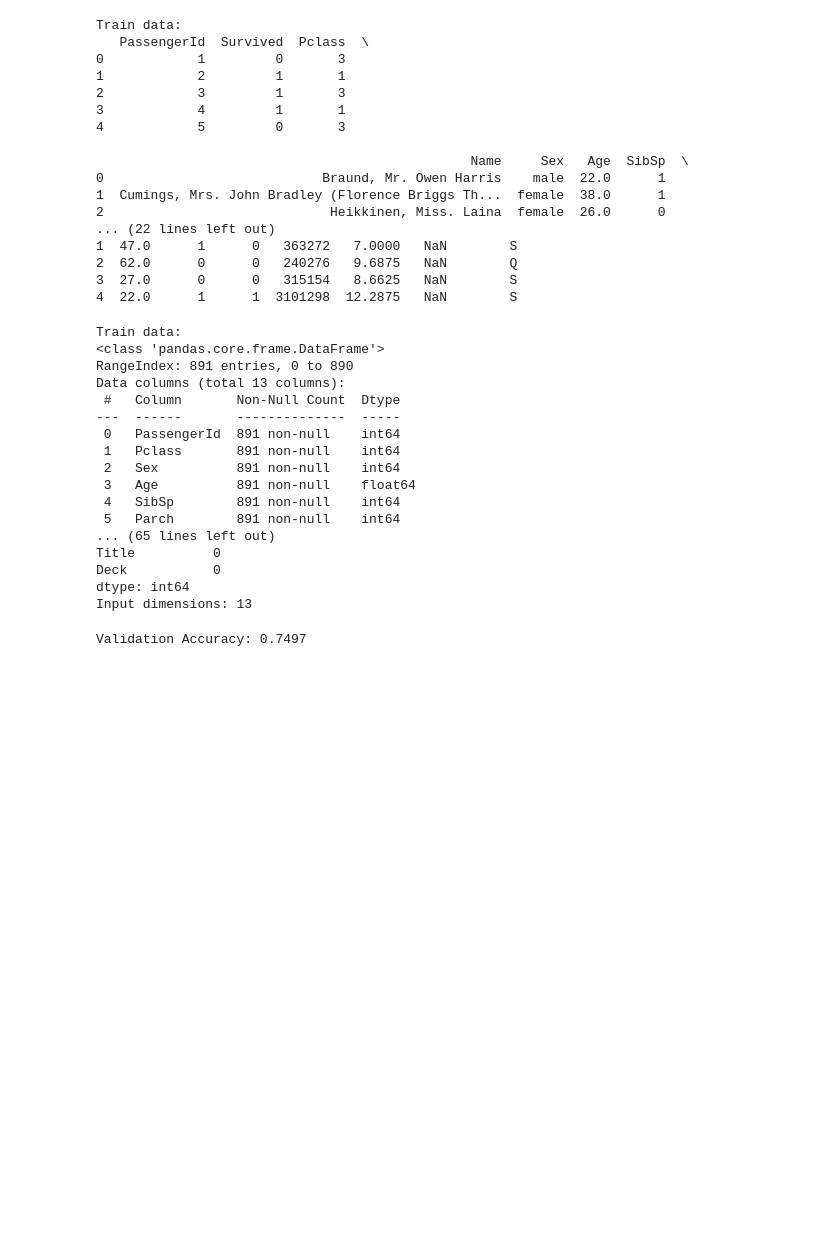
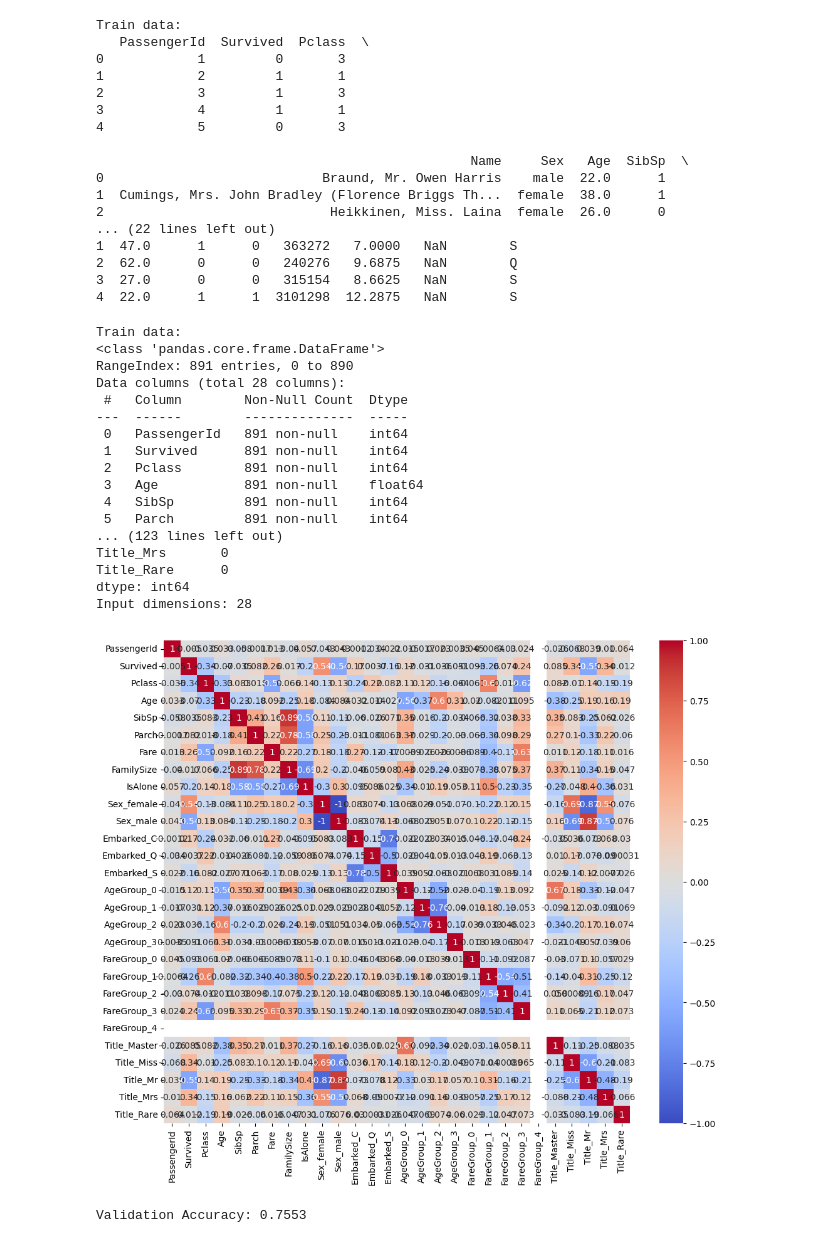
Before and after one commit to DupuisB/Kaggle-Playground, a Jupyter notebook: titanic-competition.ipynb, the cells around one changed output. Cells and saved outputs as stored; diff of their text form; code cells hidden in the pictures; blank space fills up the shorter version.

```diff
--- a/titanic-competition.ipynb
+++ b/titanic-competition.ipynb
@@ -51,16 +52,8 @@ Train data:
 # %%
 # Preprocess data
 
-# Transform port of embarkation to -1, 0, 1 for Southampton, Cherbourg, Queenstown
-train_df['Embarked'] = train_df['Embarked'].map({'S': -1, 'C': 0, 'Q': 1})
-test_df['Embarked'] = test_df['Embarked'].map({'S': -1, 'C': 0, 'Q': 1})
-
-# Transform sex to 0, 1
-train_df['Sex'] = train_df['Sex'].map({"male": 1, 'female': -1})
-test_df['Sex'] = test_df['Sex'].map({"male": 1, 'female': -1})
-
 # Get target variable
-Y = train_df['Survived']
+y = train_df['Survived']
 
 X = train_df
 X_test = test_df
@@ -90,24 +83,19 @@ X['Title'] = X['Title'].replace(['Lady', 'Countess','Capt', 'Col', 'Don', 'Dr',
 X['Title'] = X['Title'].replace('Mlle', 'Miss')
 X['Title'] = X['Title'].replace('Ms', 'Miss')
 X['Title'] = X['Title'].replace('Mme', 'Mrs')
-X['Title'] = X['Title'].map({"Mr": 0, "Miss": 1, "Mrs": 2, "Master": 3, "Rare": 4})
 X_test['Title'] = X_test['Name'].str.extract(' ([A-Za-z]+)\.', expand=False)
 X_test['Title'] = X_test['Title'].replace(['Lady', 'Countess','Capt', 'Col', 'Don', 'Dr', 'Major', 'Rev', 'Sir', 'Jonkheer', 'Dona'], 'Rare')
 X_test['Title'] = X_test['Title'].replace('Mlle', 'Miss')
 X_test['Title'] = X_test['Title'].replace('Ms', 'Miss')
 X_test['Title'] = X_test['Title'].replace('Mme', 'Mrs')
-X_test['Title'] = X_test['Title'].map({"Mr": 0, "Miss": 1, "Mrs": 2, "Master": 3, "Rare": 4})
-# Deck
-X['Deck'] = X['Cabin'].str.extract('([A-Z])', expand=False)
-X['Deck'] = X['Deck'].fillna('N')
-X['Deck'] = X['Deck'].map({'N': 0, 'A': 1, 'B': 2, 'C': 3, 'D': 4, 'E': 5, 'F': 6, 'G': 7, 'T': 8})
-X_test['Deck'] = X_test['Cabin'].str.extract('([A-Z])', expand=False)
-X_test['Deck'] = X_test['Deck'].fillna('N')
-X_test['Deck'] = X_test['Deck'].map({'N': 0, 'A': 1, 'B': 2, 'C': 3, 'D': 4, 'E': 5, 'F': 6, 'G': 7, 'T': 8})
 
 # Get rid of unnecessary columns
-X = X.drop(['Survived', 'Name', 'Ticket', 'Embarked', 'Cabin'], axis=1)
-X_test = X_test.drop(['Name', 'Ticket', 'Embarked', 'Cabin'], axis=1)
+X = X.drop(['Name', 'Ticket', 'Cabin'], axis=1)
+X_test = X_test.drop(['Name', 'Ticket', 'Cabin'], axis=1)
+
+# One-hot encode categorical variables
+X = pd.get_dummies(X)
+X_test = pd.get_dummies(X_test)
 
 # Make sure there are no missing values and all values are numerical
 print("Train data:")
@@ -131,35 +119,45 @@ print("Input dimensions: %s" % (input_dim))
 Train data:
 <class 'pandas.core.frame.DataFrame'>
 RangeIndex: 891 entries, 0 to 890
-Data columns (total 13 columns):
- #   Column       Non-Null Count  Dtype
----  ------       --------------  -----
- 0   PassengerId  891 non-null    int64
- 1   Pclass       891 non-null    int64
- 2   Sex          891 non-null    int64
- 3   Age          891 non-null    float64
- 4   SibSp        891 non-null    int64
- 5   Parch        891 non-null    int64
-... (65 lines left out)
-Title          0
-Deck           0
+Data columns (total 28 columns):
+ #   Column        Non-Null Count  Dtype
+---  ------        --------------  -----
+ 0   PassengerId   891 non-null    int64
+ 1   Survived      891 non-null    int64
+ 2   Pclass        891 non-null    int64
+ 3   Age           891 non-null    float64
+ 4   SibSp         891 non-null    int64
+ 5   Parch         891 non-null    int64
+... (123 lines left out)
+Title_Mrs       0
+Title_Rare      0
 dtype: int64
-Input dimensions: 13
+Input dimensions: 28
+# %%
+# Generate heatmap using seaborn
+corr = X.corr()
+plt.figure(figsize=(12, 10))
+sns.heatmap(corr, annot=True, cmap='coolwarm')
+plt.show()
+# %% [output]
+[figure, added]
 # %%
+X = X.drop(['Survived'], axis=1)
+
 # Define KNN classifier
 knn = KNeighborsClassifier(n_neighbors=5)
 
 # Train the model
-knn.fit(X, Y)
+knn.fit(X, y)
 
 # Predict on validation data
 val_predictions = knn.predict(X)
 
 # Calculate accuracy
-accuracy = accuracy_score(Y, val_predictions)
+accuracy = accuracy_score(y, val_predictions)
 print(f"Validation Accuracy: {accuracy:.4f}")
 # %% [output]
-Validation Accuracy: 0.7497
+Validation Accuracy: 0.7553
 # %%
 # Predict on test data
 predictions = knn.predict(X_test)
```
Also changed, not shown: parts of 2 cells of this notebook.
